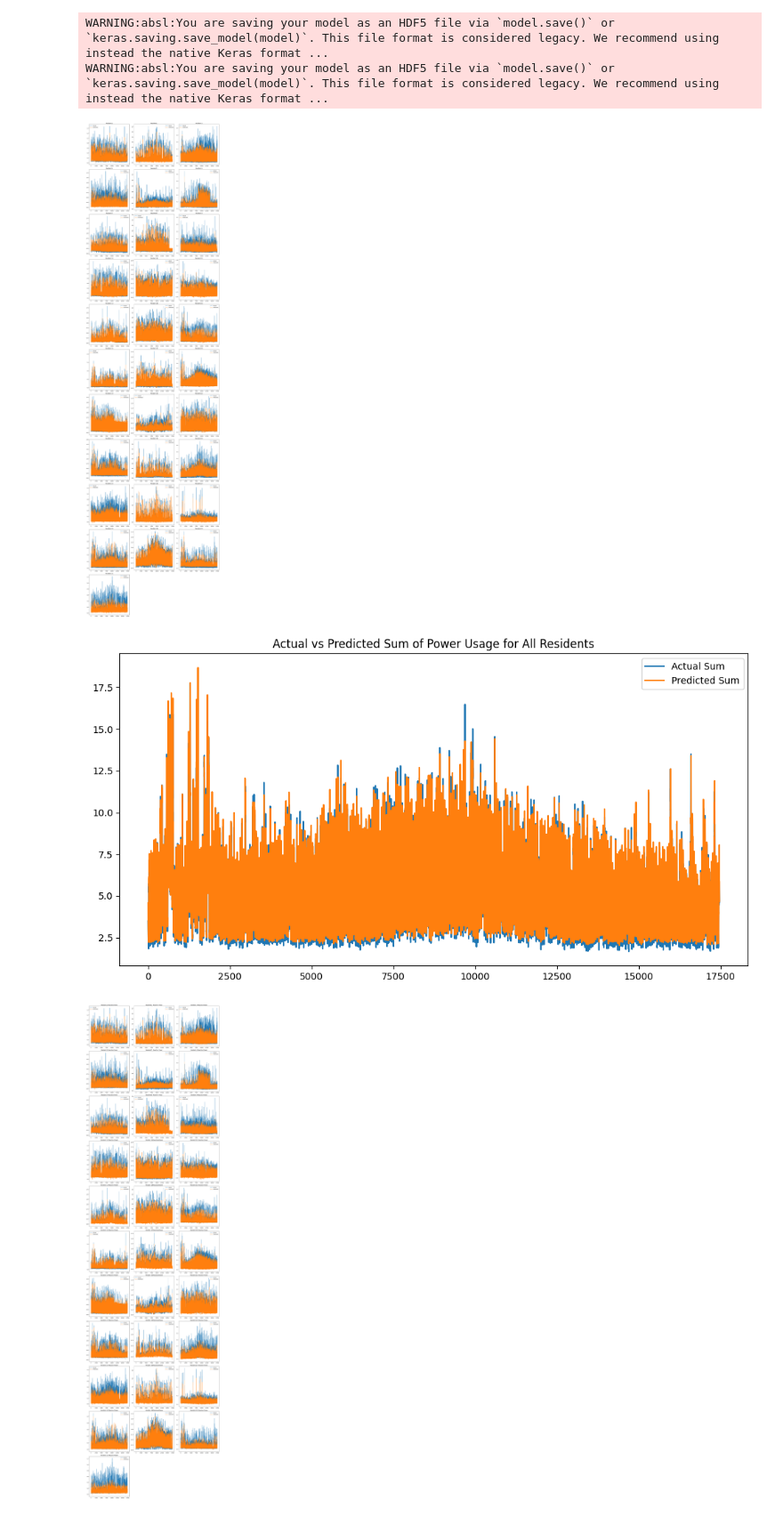
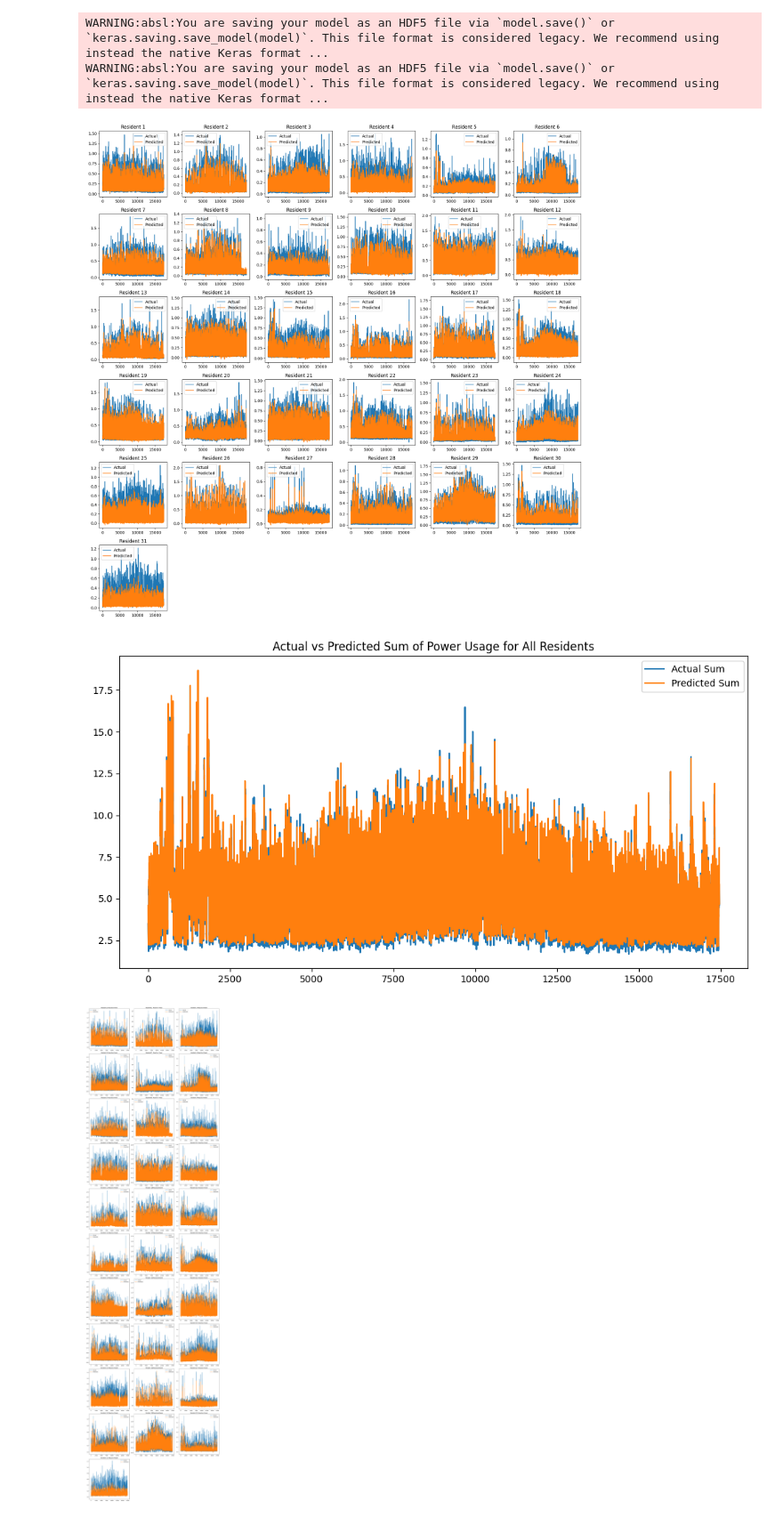
Before and after one commit to cxlanyagege/FEIT-Hackathon-2024, a Jupyter notebook: lstm.ipynb, the cells around one changed output. Shown at 89% size. Saved outputs shown, nothing was run; the diff lists cells and outputs as text; code cells hidden in the pictures.

```diff
--- a/lstm.ipynb
+++ b/lstm.ipynb
@@ -99,33 +99,33 @@ WARNING:absl:You are saving your model as an HDF5 file via `model.save()` or `ke
 # %%
 # Plot the results for all residents
 num_residents = y.shape[1]
-residents_per_row = 3
+residents_per_row = 6
 num_rows = (num_residents + residents_per_row - 1) // residents_per_row
 
-plt.figure(figsize=(18, 6 * num_rows))
+plt.figure(figsize=(18, 3 * num_rows))
 for i in range(num_residents):
     if i == 31:    # No need to draw year, month and day
         break
     plt.subplot(num_rows, residents_per_row, i + 1)
     plt.plot(y[:, i], label='Actual')
     plt.plot(predictions[:, i], label='Predicted')
     plt.legend()
     plt.title(f'Resident {i+1}')
 plt.tight_layout()
 plt.show()
 
 # Calculate and print the sum of predictions for all residents
 sum_predictions = np.sum(predictions, axis=1)
 sum_actual = np.sum(y, axis=1)
 
 plt.figure(figsize=(12, 6))
 plt.plot(sum_actual, label='Actual Sum')
 plt.plot(sum_predictions, label='Predicted Sum')
 plt.legend()
 plt.title('Actual vs Predicted Sum of Power Usage for All Residents')
 plt.show()
 # %% [output]
-[figure, old version]
+[figure, new version]
 [figure]
 # %%
 # Plot the results for all residents reactive power
```
Also changed, not shown: parts of 2 cells of this notebook, 1 other file.
